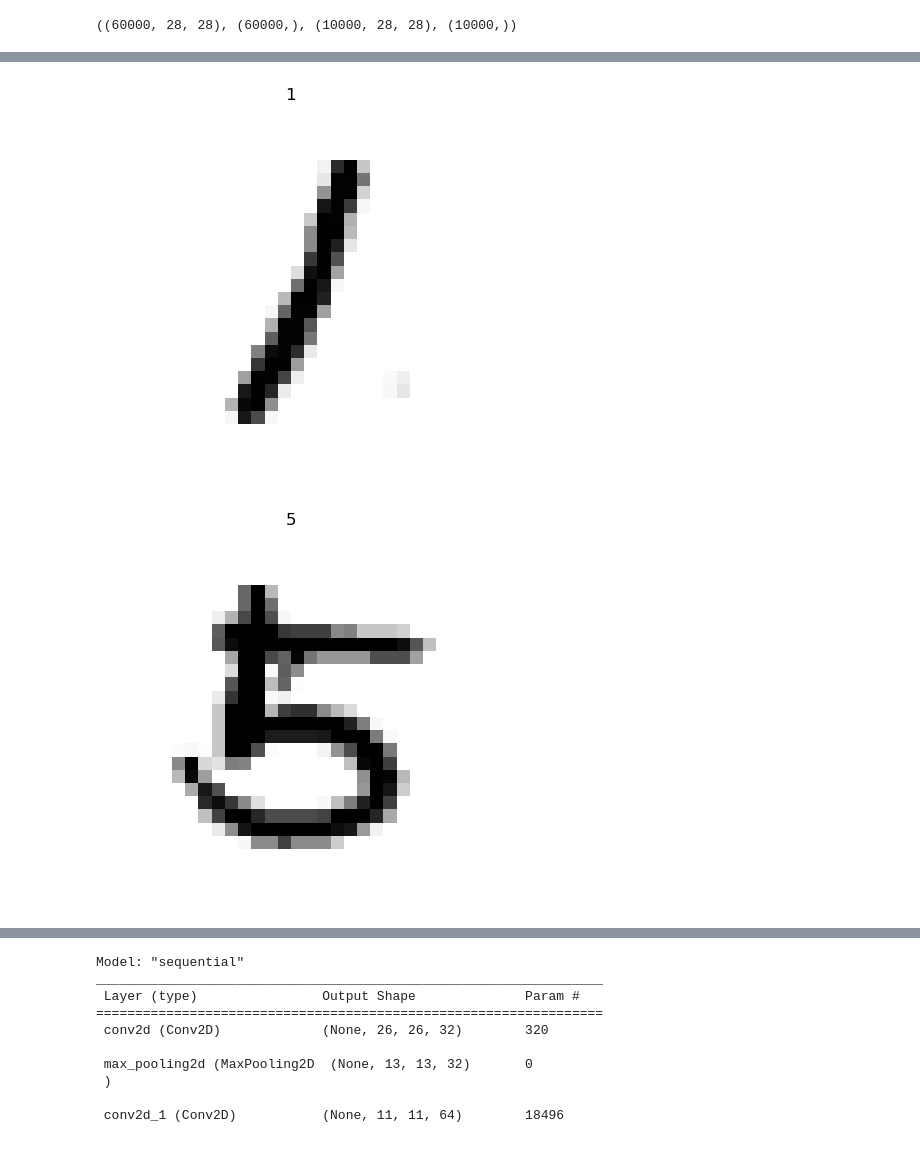
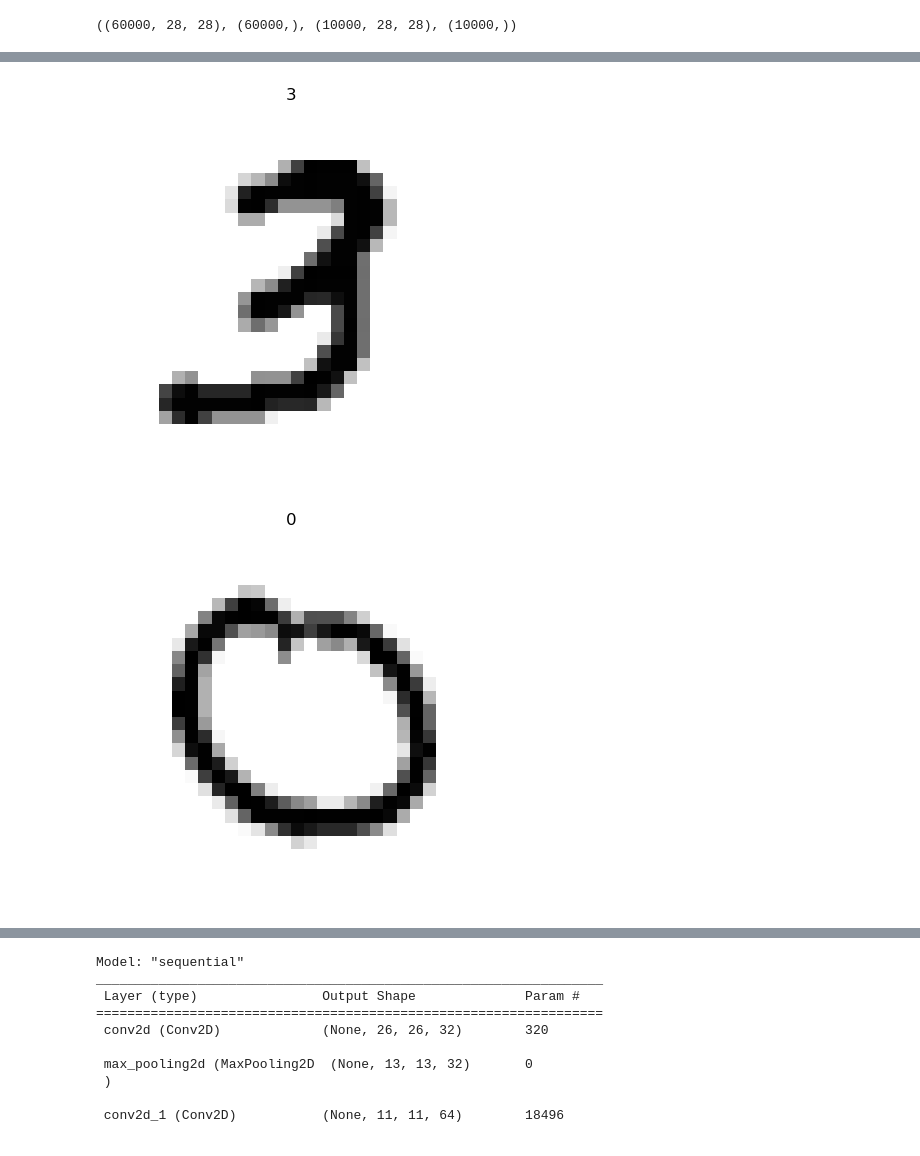
Before and after one commit to saniket919/handwriting_recognition_system, a Jupyter notebook: handwriting_recog.ipynb, the cells around one changed output, grey strips where cells are left out. Saved outputs shown, nothing was run; the diff lists cells and outputs as text; code cells hidden in the pictures.

```diff
--- a/handwriting_recog.ipynb
+++ b/handwriting_recog.ipynb
@@ -28,6 +28,6 @@ def plot_input_img(i):
     plt.axis('off')
     plt.show()
 # %%
-for i in range(10000,10010):
+for i in range(100,110):
     plot_input_img(i)
 # %% [output]
@@ -41,2 +41,2 @@ for i in range(10000,10010):
-[figure, old version]
+[figure, new version]
-[figure, old version]
+[figure, new version]
```
Also changed, not shown: parts of 1 cell of this notebook, 3 other files.
